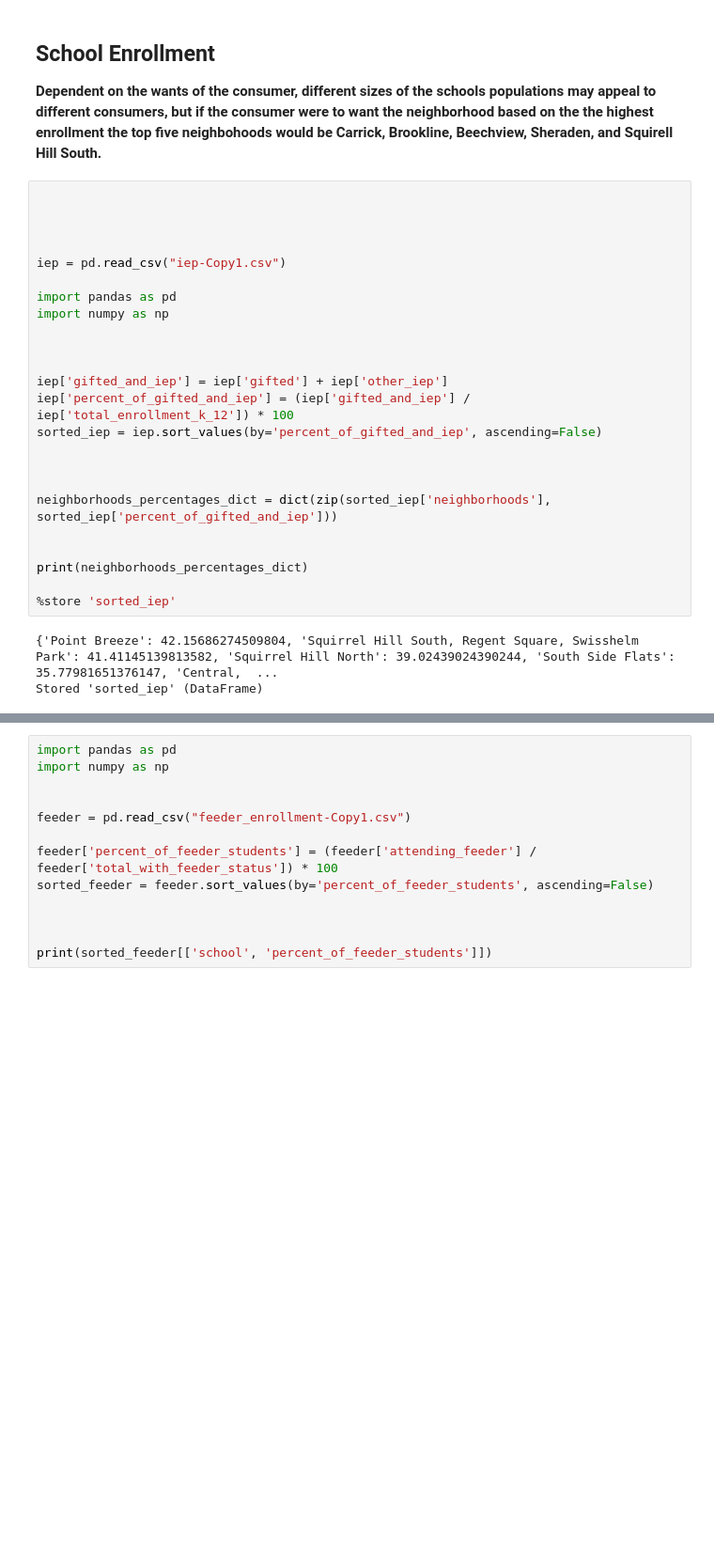
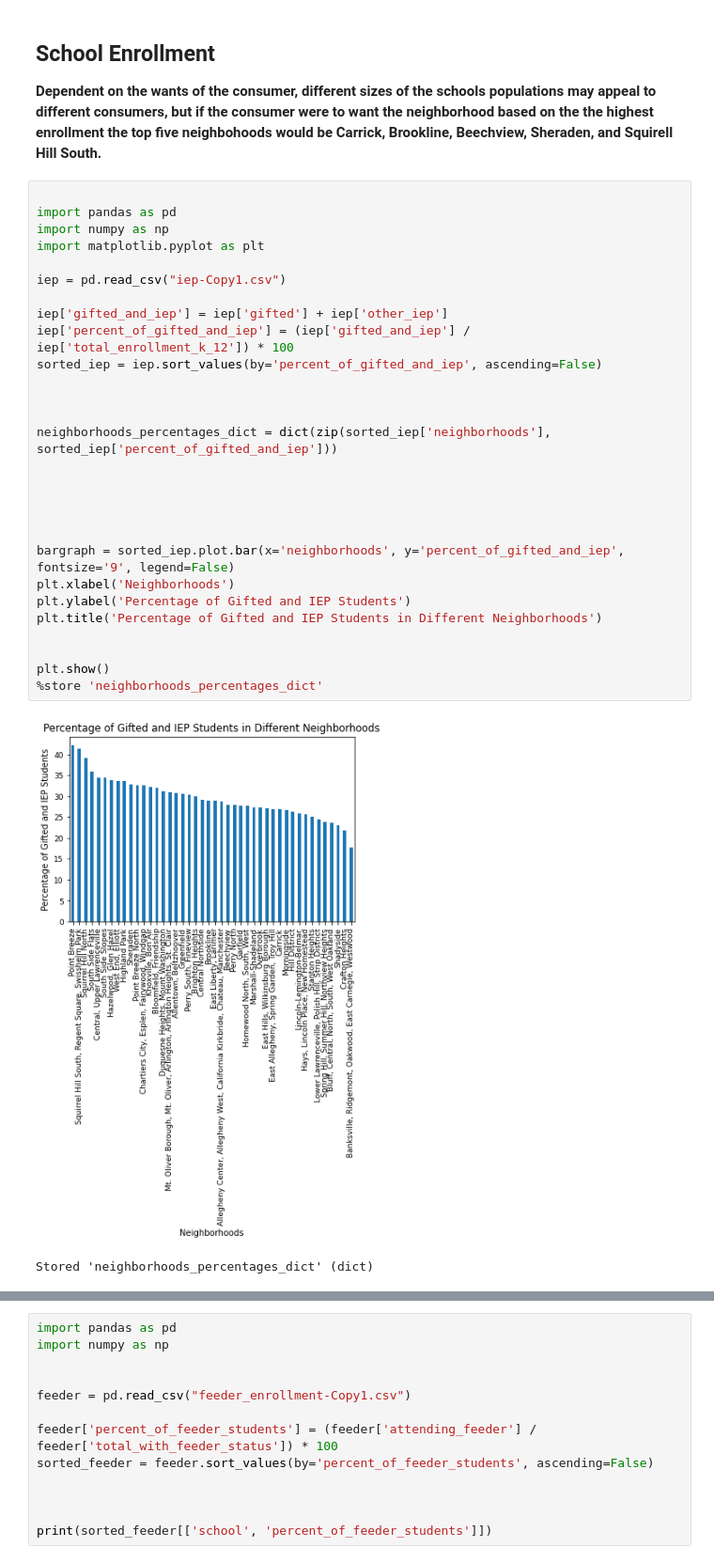
Before and after one commit to SimonJCo/Final-Project, a Jupyter notebook: Final Drafts/SchoolNeighborhoods-Copy1.ipynb, the cells around one changed output, grey strips where cells are left out. Shown: that part at 94% size. Cells and saved outputs as stored; diff of their text form; blank space fills up the shorter version.

```diff
--- a/Final Drafts/SchoolNeighborhoods-Copy1.ipynb
+++ b/Final Drafts/SchoolNeighborhoods-Copy1.ipynb
@@ -37,32 +37,36 @@ print(sorted_sum_of_enrollment)
 
 **Dependent on the wants of the consumer, different sizes of the schools populations may appeal to different consumers, but if the consumer were to want the neighborhood based on the the highest enrollment the top five neighbohoods would be Carrick, Brookline, Beechview, Sheraden, and Squirell Hill South.**
 # %%
-
-
-
-
-iep = pd.read_csv("iep-Copy1.csv")
 
 import pandas as pd
 import numpy as np
+import matplotlib.pyplot as plt
 
-
+iep = pd.read_csv("iep-Copy1.csv")
 
 iep['gifted_and_iep'] = iep['gifted'] + iep['other_iep']
 iep['percent_of_gifted_and_iep'] = (iep['gifted_and_iep'] / iep['total_enrollment_k_12']) * 100
 sorted_iep = iep.sort_values(by='percent_of_gifted_and_iep', ascending=False)
 
 
 
 neighborhoods_percentages_dict = dict(zip(sorted_iep['neighborhoods'], sorted_iep['percent_of_gifted_and_iep']))
 
 
-print(neighborhoods_percentages_dict)
 
-%store 'sorted_iep'
+
+
+bargraph = sorted_iep.plot.bar(x='neighborhoods', y='percent_of_gifted_and_iep', fontsize='9', legend=False)
+plt.xlabel('Neighborhoods')
+plt.ylabel('Percentage of Gifted and IEP Students')
+plt.title('Percentage of Gifted and IEP Students in Different Neighborhoods')
+
+
+plt.show()
+%store 'neighborhoods_percentages_dict'
 # %% [output]
+[figure, added]
-{'Point Breeze': 42.15686274509804, 'Squirrel Hill South, Regent Square, Swisshelm Park': 41.41145139813582, 'Squirrel Hill North': 39.02439024390244, 'South Side Flats': 35.77981651376147, 'Central,  ...
-Stored 'sorted_iep' (DataFrame)
+Stored 'neighborhoods_percentages_dict' (dict)
 # %% [markdown]
 ## IEP Population Percentage
 
```
Also changed, not shown: parts of 2 cells of this notebook.
